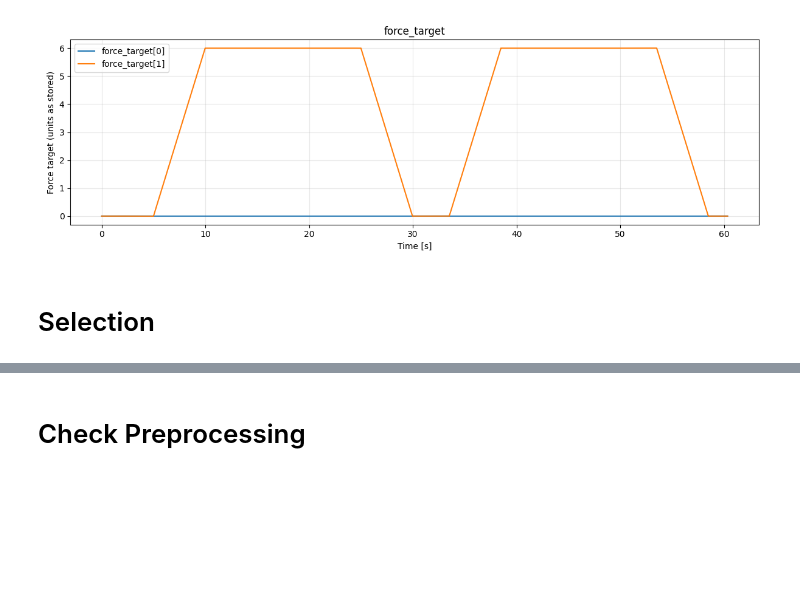
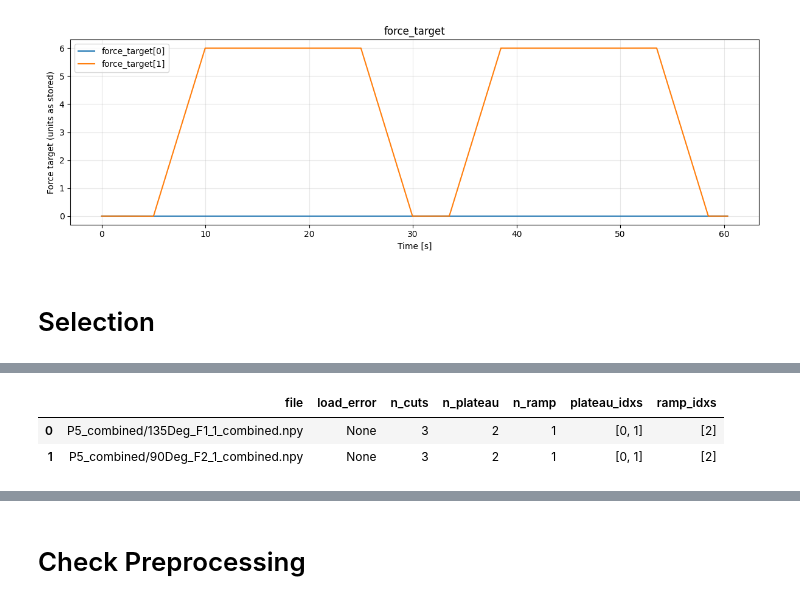
Before and after one commit to Jihagen/IntMS_EEG, a Jupyter notebook: data/preprocessing/forces.ipynb, the cells around one changed output, grey strips where cells are left out. Cells and saved outputs as stored; diff of their text form; code cells hidden in the pictures; blank space fills up the shorter version.

```diff
--- a/data/preprocessing/forces.ipynb
+++ b/data/preprocessing/forces.ipynb
@@ -1310,0 +1312,89 @@ plt.legend(); plt.grid(True, alpha=0.3); plt.tight_layout(); plt.show()
+# %%
+from pathlib import Path
+import numpy as np
+import pandas as pd
+
+# === CONFIG ===
+ROOT = Path("P5_combined")  # change if needed
+GLOB = "*_combined.npy"                        # e.g., "P5_*_combined.npy"
+
+def _kind_of(entry):
+    try:
+        return str(entry.get("kind", "")).strip().lower()
+    except Exception:
+        return ""
+
+rows = []
+
+# Resolve files robustly
+files = []
+if ROOT.is_dir():
+    files = sorted(ROOT.glob(GLOB))
+elif ROOT.exists() and ROOT.suffix == ".npy":
+    files = [ROOT]
+else:
+    # treat ROOT as a glob under current working dir
+    files = sorted(Path(".").glob(str(ROOT)))
+
+for f in files:
+    try:
+        payload = np.load(f, allow_pickle=True).item()
+    except Exception as e:
+        rows.append({
+            "file": str(f),
+            "load_error": str(e),
+            "n_cuts": np.nan,
+            "n_plateau": np.nan,
+            "n_ramp": np.nan,
+            "plateau_idxs": None,
+            "ramp_idxs": None,
+        })
+        continue
+
+    cuts = payload.get("cuts", [])
+    if not isinstance(cuts, list):
+        rows.append({
+            "file": str(f),
+            "load_error": None,
+            "n_cuts": f"(not list: {type(cuts).__name__})",
+            "n_plateau": np.nan,
+            "n_ramp": np.nan,
+            "plateau_idxs": None,
+            "ramp_idxs": None,
+        })
+        continue
+
+    kinds = [_kind_of(c) for c in cuts]
+    plateau_idxs = [i for i,k in enumerate(kinds) if k == "plateau"]
+    ramp_idxs    = [i for i,k in enumerate(kinds) if k == "ramp"]
+
+    rows.append({
+        "file": str(f),
+        "load_error": None,
+        "n_cuts": len(cuts),
+        "n_plateau": len(plateau_idxs),
+        "n_ramp": len(ramp_idxs),
+        "plateau_idxs": plateau_idxs,
+        "ramp_idxs": ramp_idxs,
+    })
+
+df = pd.DataFrame(rows)
+
+# Ensure required columns exist even if df is empty
+for col in ["n_plateau", "n_ramp"]:
+    if col not in df.columns:
+        df[col] = np.nan
+
+# Coerce to numeric for comparisons
+df["n_plateau"] = pd.to_numeric(df["n_plateau"], errors="coerce")
+df["n_ramp"]    = pd.to_numeric(df["n_ramp"], errors="coerce")
+
+if df.empty:
+    print("No files found. Check ROOT/GLOB.")
+    display(df)  # harmless empty df for notebook visibility
+else:
+    dup_mask = ((df["n_plateau"].fillna(0) > 1) | (df["n_ramp"].fillna(0) > 1))
+    df_dups = df[dup_mask].copy().reset_index(drop=True)
+    print(f"Scanned {len(df)} files. Files with duplicates (plateau or ramp): {len(df_dups)}")
+    display(df_dups)
+# %% [output]
@@ -1310,0 +1402,3 @@ plt.legend(); plt.grid(True, alpha=0.3); plt.tight_layout(); plt.show()
+|  | file | load_error | n_cuts | n_plateau | n_ramp | plateau_idxs | ramp_idxs |
+| 0 | P5_combined/135Deg_F1_1_combined.npy | None | 3 | 2 | 1 | [0, 1] | [2] |
+| 1 | P5_combined/90Deg_F2_1_combined.npy | None | 3 | 2 | 1 | [0, 1] | [2] |
```
Also changed, not shown: parts of 9 cells of this notebook, 1 other file.
